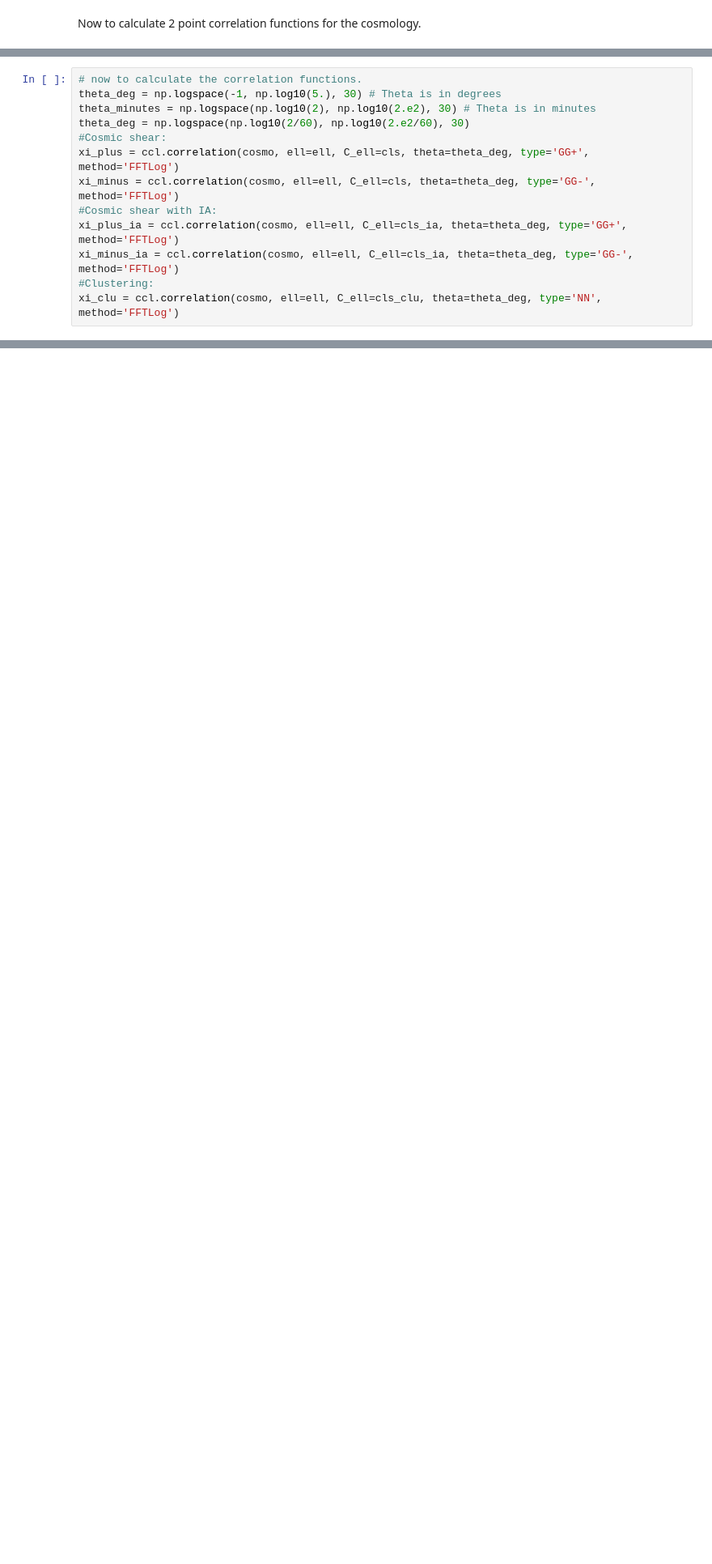
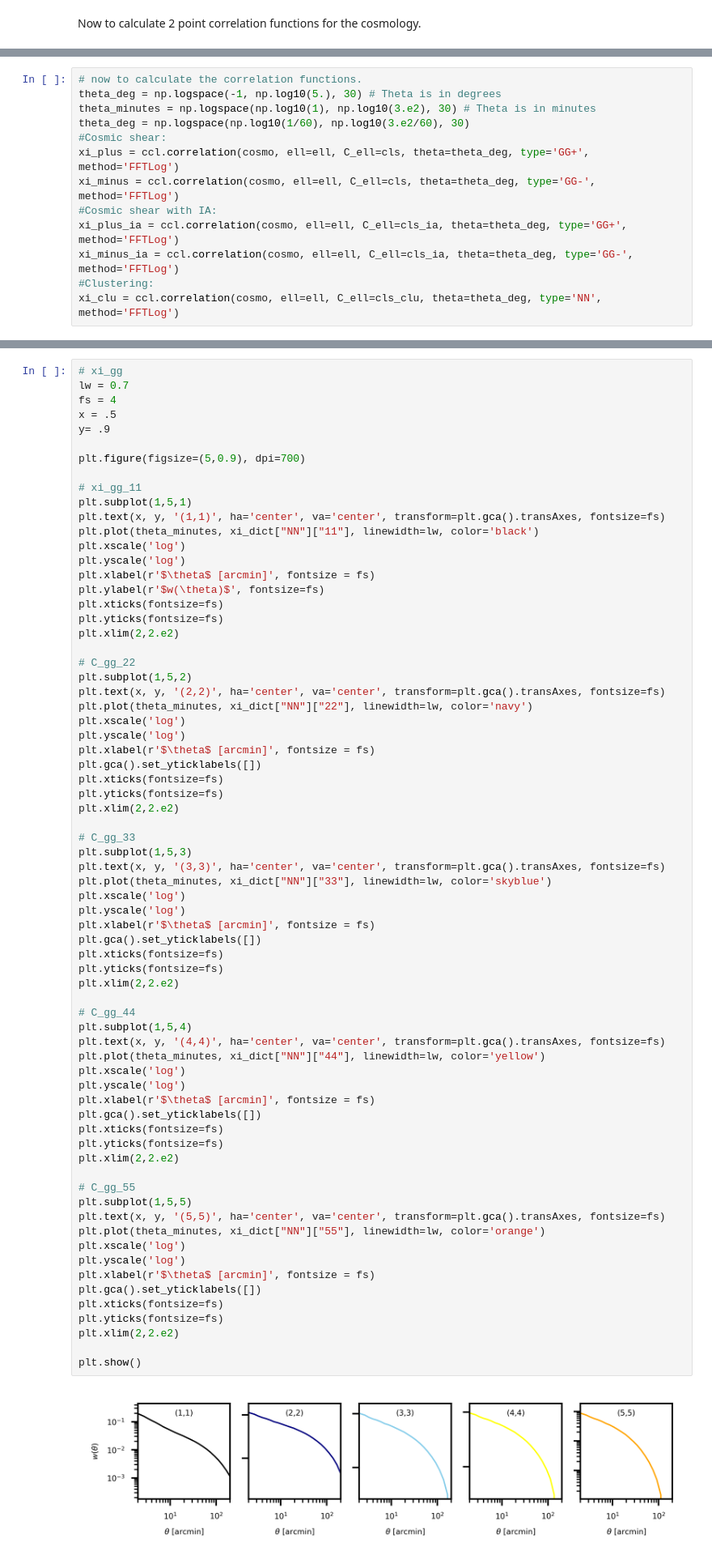
Before and after one commit to sepehrX12/Intrinsic-Alignment-Project, a Jupyter notebook: CCL_LSST.ipynb, the cells around one changed output, grey strips where cells are left out. Shown at 81% size. Drawn from its saved outputs; the diff is of its cells as text; blank space fills up the shorter version.

```diff
--- a/CCL_LSST.ipynb
+++ b/CCL_LSST.ipynb
@@ -357,8 +372,8 @@ plt.show()
 # %%
 # now to calculate the correlation functions.
 theta_deg = np.logspace(-1, np.log10(5.), 30) # Theta is in degrees
-theta_minutes = np.logspace(np.log10(2), np.log10(2.e2), 30) # Theta is in minutes
-theta_deg = np.logspace(np.log10(2/60), np.log10(2.e2/60), 30)
+theta_minutes = np.logspace(np.log10(1), np.log10(3.e2), 30) # Theta is in minutes
+theta_deg = np.logspace(np.log10(1/60), np.log10(3.e2/60), 30)
 #Cosmic shear:
 xi_plus = ccl.correlation(cosmo, ell=ell, C_ell=cls, theta=theta_deg, type='GG+', method='FFTLog')
 xi_minus = ccl.correlation(cosmo, ell=ell, C_ell=cls, theta=theta_deg, type='GG-', method='FFTLog')
@@ -613,0 +1104,72 @@ plt.show()
+# %%
+# xi_gg
+lw = 0.7
+fs = 4
+x = .5
+y= .9
+
+plt.figure(figsize=(5,0.9), dpi=700)
+
+# xi_gg_11
+plt.subplot(1,5,1)
+plt.text(x, y, '(1,1)', ha='center', va='center', transform=plt.gca().transAxes, fontsize=fs)
+plt.plot(theta_minutes, xi_dict["NN"]["11"], linewidth=lw, color='black')
+plt.xscale('log')
+plt.yscale('log')
+plt.xlabel(r'$\theta$ [arcmin]', fontsize = fs)
+plt.ylabel(r'$w(\theta)$', fontsize=fs)
+plt.xticks(fontsize=fs)
+plt.yticks(fontsize=fs)
+plt.xlim(2,2.e2)
+
+# C_gg_22
+plt.subplot(1,5,2)
+plt.text(x, y, '(2,2)', ha='center', va='center', transform=plt.gca().transAxes, fontsize=fs)
+plt.plot(theta_minutes, xi_dict["NN"]["22"], linewidth=lw, color='navy')
+plt.xscale('log')
+plt.yscale('log')
+plt.xlabel(r'$\theta$ [arcmin]', fontsize = fs)
+plt.gca().set_yticklabels([])
+plt.xticks(fontsize=fs)
+plt.yticks(fontsize=fs)
+plt.xlim(2,2.e2)
+
+# C_gg_33
+plt.subplot(1,5,3)
+plt.text(x, y, '(3,3)', ha='center', va='center', transform=plt.gca().transAxes, fontsize=fs)
+plt.plot(theta_minutes, xi_dict["NN"]["33"], linewidth=lw, color='skyblue')
+plt.xscale('log')
+plt.yscale('log')
+plt.xlabel(r'$\theta$ [arcmin]', fontsize = fs)
+plt.gca().set_yticklabels([])
+plt.xticks(fontsize=fs)
+plt.yticks(fontsize=fs)
+plt.xlim(2,2.e2)
+
+# C_gg_44
+plt.subplot(1,5,4)
+plt.text(x, y, '(4,4)', ha='center', va='center', transform=plt.gca().transAxes, fontsize=fs)
+plt.plot(theta_minutes, xi_dict["NN"]["44"], linewidth=lw, color='yellow')
+plt.xscale('log')
+plt.yscale('log')
+plt.xlabel(r'$\theta$ [arcmin]', fontsize = fs)
+plt.gca().set_yticklabels([])
+plt.xticks(fontsize=fs)
+plt.yticks(fontsize=fs)
+plt.xlim(2,2.e2)
+
+# C_gg_55
+plt.subplot(1,5,5)
+plt.text(x, y, '(5,5)', ha='center', va='center', transform=plt.gca().transAxes, fontsize=fs)
+plt.plot(theta_minutes, xi_dict["NN"]["55"], linewidth=lw, color='orange')
+plt.xscale('log')
+plt.yscale('log')
+plt.xlabel(r'$\theta$ [arcmin]', fontsize = fs)
+plt.gca().set_yticklabels([])
+plt.xticks(fontsize=fs)
+plt.yticks(fontsize=fs)
+plt.xlim(2,2.e2)
+
+plt.show()
+# %% [output]
+[figure, added]
```
Also changed, not shown: parts of 8 cells of this notebook.
